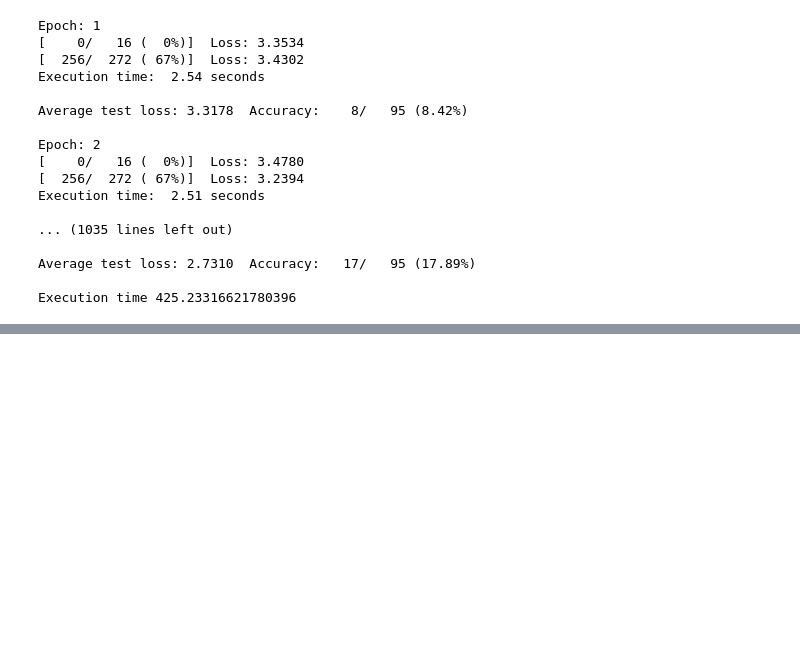
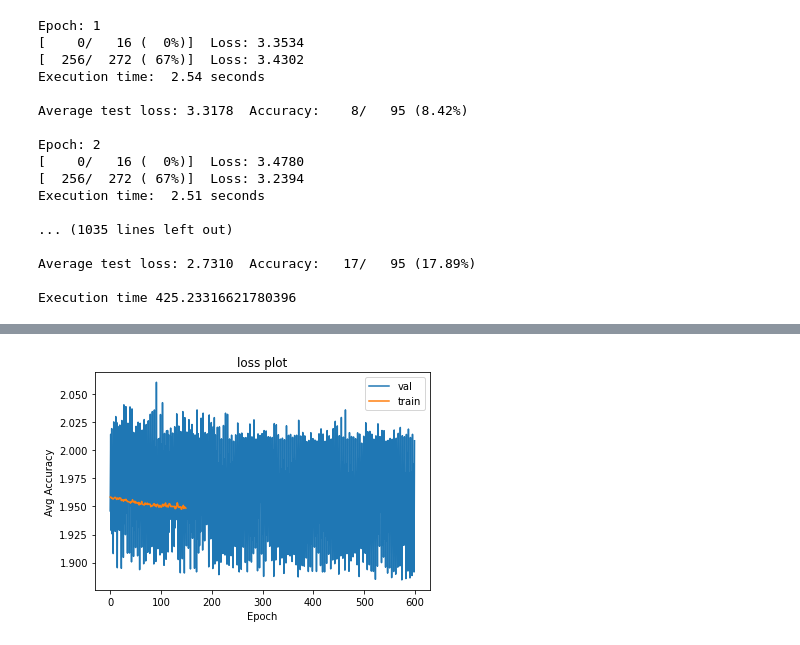
Before and after one commit to AmbiTyga/Bio-VI-BERT, a Jupyter notebook: Image Classifier.ipynb, the cells around one changed output, grey strips where cells are left out. Saved outputs shown, nothing was run; the diff lists cells and outputs as text; code cells hidden in the pictures; blank space fills up the shorter version.

```diff
--- a/Image Classifier.ipynb
+++ b/Image Classifier.ipynb
@@ -420,0 +442,4 @@ Execution time 316.00648736953735
+# %%
+model.classifier[-1].out_features = 11
+model.cuda()
+optimizer = torch.optim.Adam(model.parameters(), lr=0.001)
@@ -458,0 +517,25 @@ Execution time 425.23316621780396
+# %%
+N_EPOCHS = 150
+
+model = models.resnet50(pretrained = True)
+# %%
+model.requires_grad_(requires_grad=False)
+model.fc = nn.Sequential(nn.Linear(2048,512,bias = True),
+                         nn.Linear(512,11,bias=True))
+model.fc.requires_grad_(requires_grad=True)
+
+model.cuda()
+
+optimizer = torch.optim.Adam(model.parameters(), lr=2e-5)
+# %%
+train_loss_history, test_loss_history, test_acc_history = [], [], []
+
+e_start = time.time()
+for epoch in range(1, N_EPOCHS + 1):
+    print('Epoch:', epoch)
+    start_time = time.time()
+    train(model, optimizer, train_loader, train_loss_history)
+    print('Execution time:', '{:5.2f}'.format(time.time() - start_time), 'seconds')
+    evaluate(model, validation_loader, test_loss_history,test_acc_history)
+
+print(f'Execution time {time.time()-e_start}')
@@ -458,0 +560,14 @@ Execution time 425.23316621780396
+# %%
+import matplotlib.pyplot as plt
+
+plt.plot(list(range(len(train_loss_history))),train_loss_history)
+plt.plot(list(range(len(test_loss_history))),test_loss_history)
+plt.title("loss plot")
+plt.xlabel("Epoch")
+plt.ylabel("Avg Accuracy")
+plt.legend(["val","train"])
+m=min(test_loss_history)
+t=min(train_loss_history)
+# plt.annotate(f"Max val acc: {m:0.2f}\nMax train acc: {t:0.2f}",(40,0.4))
+# %% [output]
+[figure, added]
```
Also changed, not shown: parts of 24 cells of this notebook.
